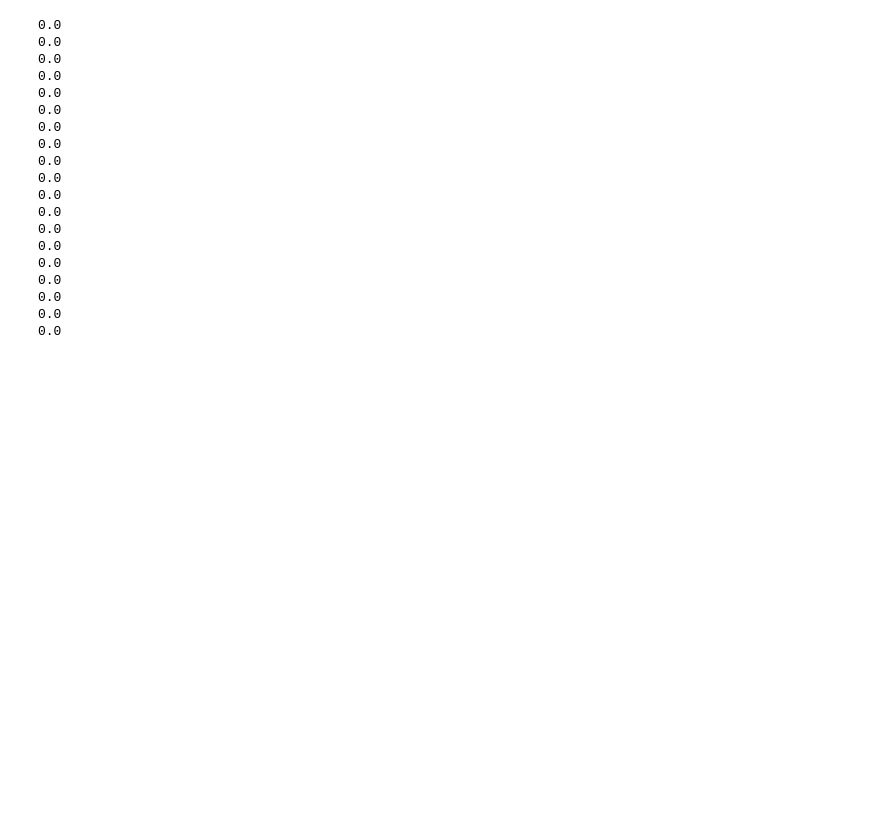
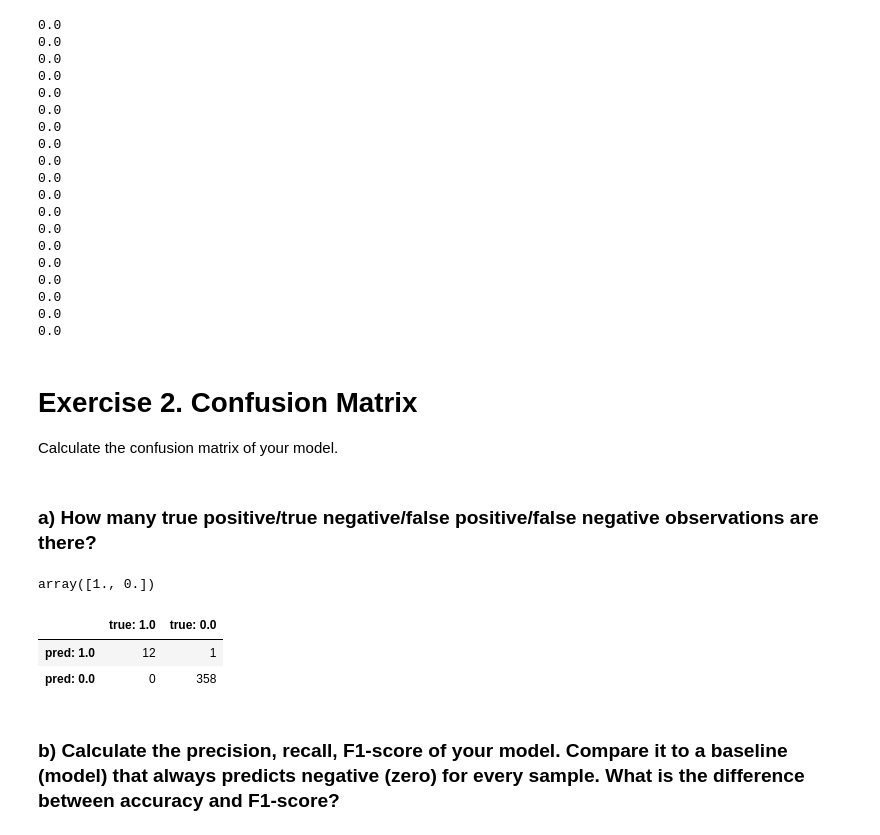
Before and after one commit to pwl482/patrec_2020, a Jupyter notebook: Assignment_4/Validation_Paul.ipynb, the cells around one changed output. Saved outputs shown, nothing was run; the diff lists cells and outputs as text; code cells hidden in the pictures; blank space fills up the shorter version.

```diff
--- a/Assignment_4/Validation_Paul.ipynb
+++ b/Assignment_4/Validation_Paul.ipynb
@@ -192,3 +222,50 @@ for row in acc_T:
 0.0
 0.0
 0.0
+# %% [markdown]
+# Exercise 2. Confusion Matrix
+Calculate the confusion matrix of your model.
+# %% [markdown]
+### a) How many true positive/true negative/false positive/false negative observations are there?
+# %%
+def calculate_confusion_matrix(y_pred, y_true, class_label_list):
+    """
+    Returns a confusion matrix (ndarray) for all class labels given in class_label_list.
+    The order of class_label_list is preserved.
+    The first returned dimension(rows) are the predicted labels, the second one(columns) are the true labels.
+    """
+    confusion_matrix = []
+    for class_label_pred in class_label_list:
+        class_row = []
+        for class_label_true in class_label_list:
+            bool_pred = (y_pred == class_label_pred)
+            bool_true = (y_true == class_label_true)
+            occurrences = np.sum(np.logical_and(bool_pred, bool_true))
+            class_row.append(occurrences)
+        confusion_matrix.append(class_row)
+    return np.array(confusion_matrix)
+
+def display_confusion_matrix(y_pred, y_true, class_label_list):
+    """Returns a labeled pandas DataFrame made from a confusion matrix (ndarray)"""
+    confusion_matrix = calculate_confusion_matrix(y_pred, y_true, class_label_list)
+    pred_labels = ["pred: " + str(x) for x in class_label_list]
+    true_labels = ["true: " + str(x) for x in class_label_list]
+    return pd.DataFrame(confusion_matrix, index=pred_labels, columns=true_labels)
+# %%
+# just selected k = 5 empirically
+kNN = KNearestNeighbors(5)
+y_pred_confusion = np.array(kNN.classify_loop(X_train, y_train, X_test))
+# %%
+# set 1 as the first/positive class and 0 as the second/negative class
+class_label_list = np.unique(y_test)[::-1]
+class_label_list
+# %% [output]
+array([1., 0.])
+# %%
+display_confusion_matrix(y_pred_confusion, y_test, class_label_list)
+# %% [output]
+|  | true: 1.0 | true: 0.0 |
+| pred: 1.0 | 12 | 1 |
+| pred: 0.0 | 0 | 358 |
+# %% [markdown]
+### b) Calculate the precision, recall, F1-score of your model. Compare it to a baseline (model) that always predicts negative (zero) for every sample. What is the difference between accuracy and F1-score?
```
Also changed, not shown: parts of 12 cells of this notebook.
